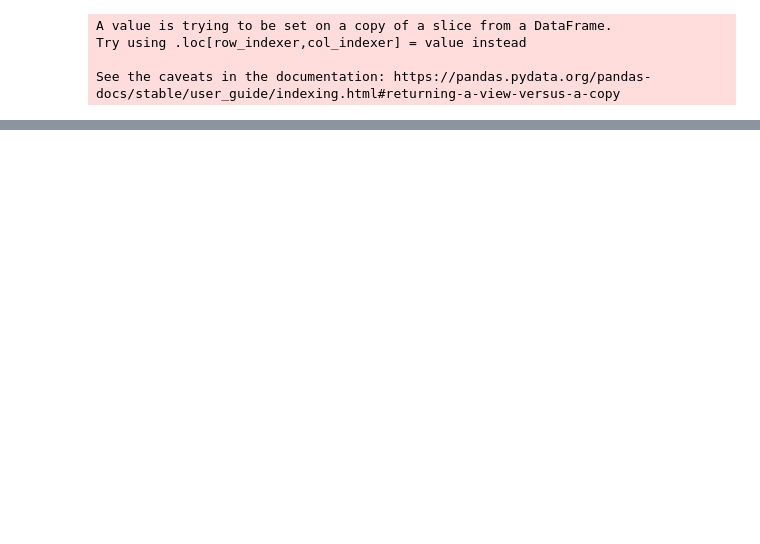
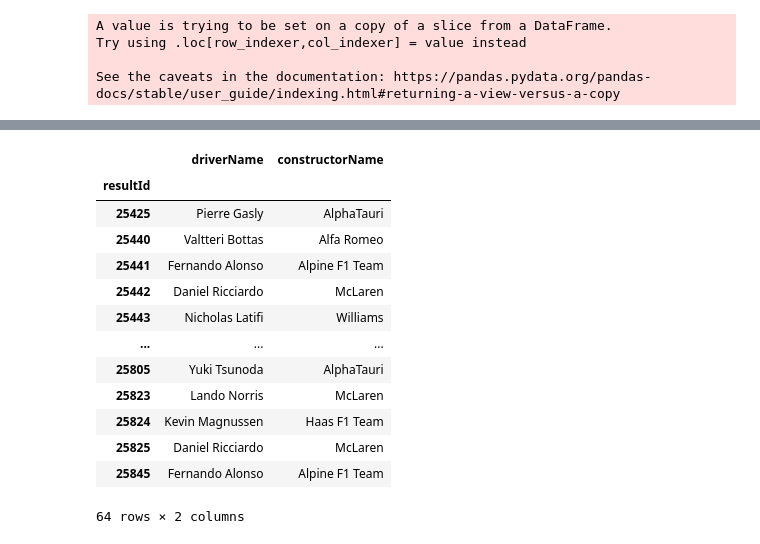
Before and after one commit to Kuramathi/F1-Reporting, a Jupyter notebook: src/main.ipynb, the cells around one changed output, grey strips where cells are left out. Drawn from its saved outputs; the diff is of its cells as text; code cells hidden in the pictures; blank space fills up the shorter version.

```diff
--- a/src/main.ipynb
+++ b/src/main.ipynb
@@ -126,0 +157,19 @@ fig.show()
+# %%
+df_nb_accident = newResults[(newResults['year'] == year) & (newResults['position'].isnull())]
+df_nb_accident = df_nb_accident[['driverName', 'constructorName']]
+df_nb_accident
+# %% [output]
+|  | driverName | constructorName |
+| resultId |  |  |
+| 25425 | Pierre Gasly | AlphaTauri |
+| 25440 | Valtteri Bottas | Alfa Romeo |
+| 25441 | Fernando Alonso | Alpine F1 Team |
+| 25442 | Daniel Ricciardo | McLaren |
+| 25443 | Nicholas Latifi | Williams |
+| ... | ... | ... |
+| 25805 | Yuki Tsunoda | AlphaTauri |
+| 25823 | Lando Norris | McLaren |
+| 25824 | Kevin Magnussen | Haas F1 Team |
+| 25825 | Daniel Ricciardo | McLaren |
+| 25845 | Fernando Alonso | Alpine F1 Team |
+64 rows × 2 columns
```
Also changed, not shown: parts of 8 cells of this notebook.
